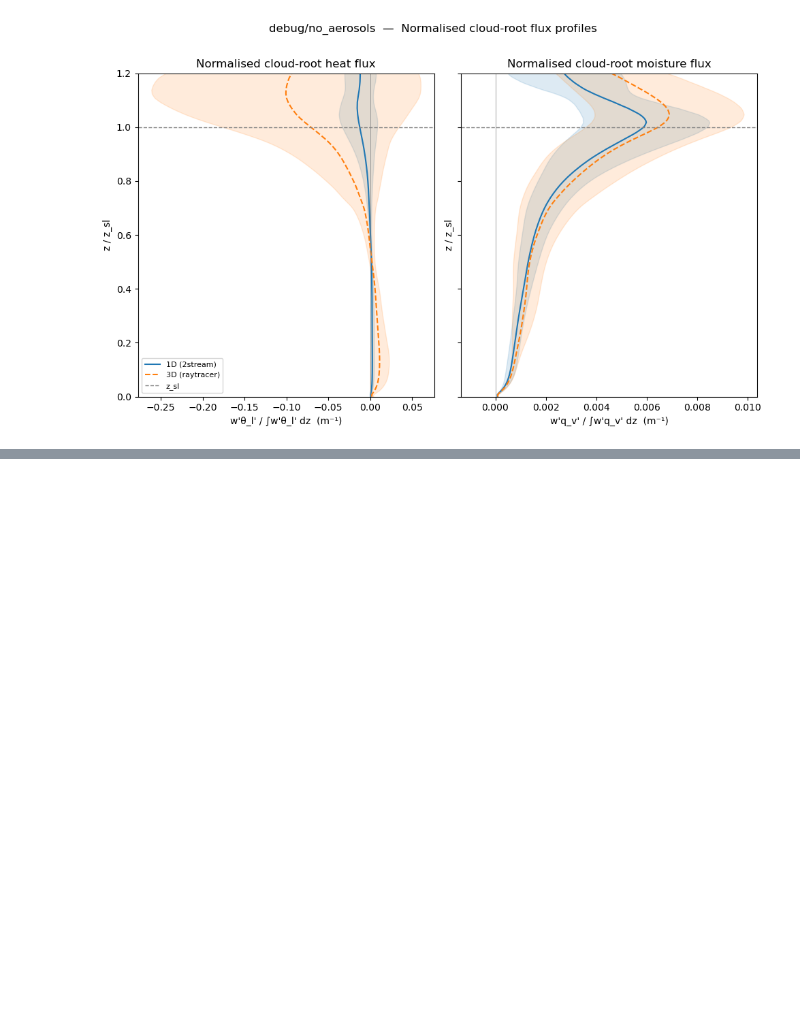
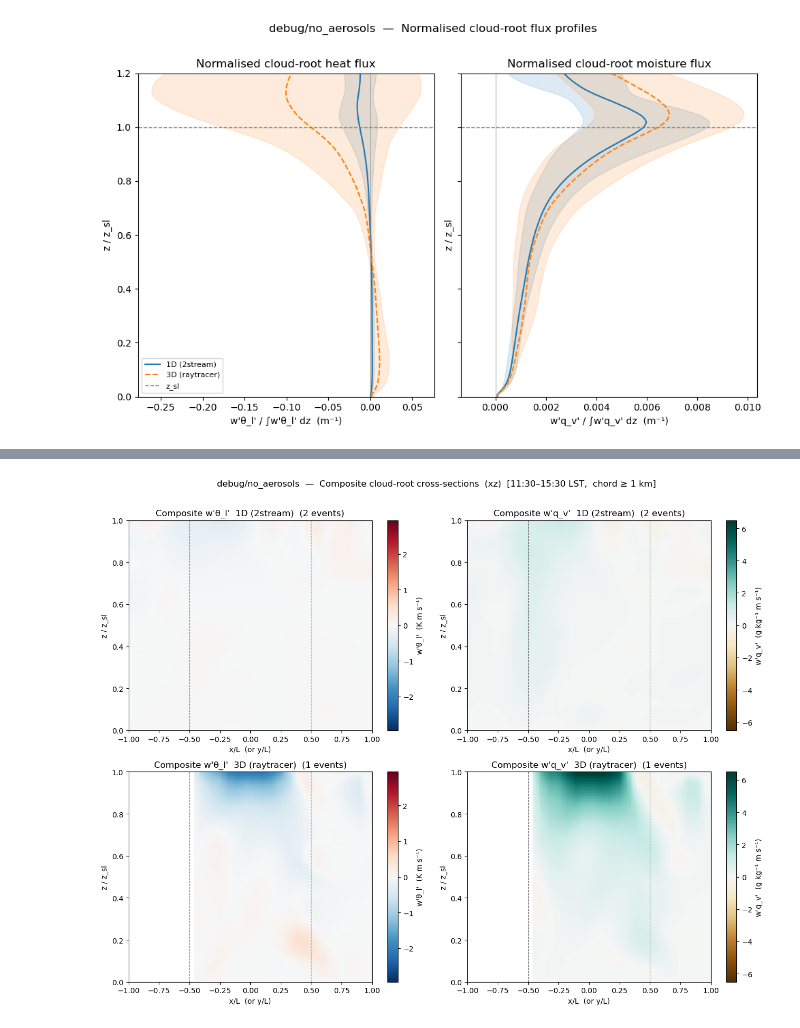
Before and after one commit to magpowell/microhh, a Jupyter notebook: cases/cass/analysis/cloud_roots.ipynb, the cells around one changed output, grey strips where cells are left out. Cells and saved outputs as stored; diff of their text form; code cells hidden in the pictures; blank space fills up the shorter version.

Commit message:
composite processing

```diff
--- a/cases/cass/analysis/cloud_roots.ipynb
+++ b/cases/cass/analysis/cloud_roots.ipynb
@@ -74,11 +67,0 @@ Requires 3D data: set `HAS_3D = True` in the configuration cell and run `3d_to_n
-# %%
-if not HAS_3D:
-    print("HAS_3D = False — skipping Section 3.2.")
-    print("To enable: run 3d_to_nc.py in both RT run dirs, then set HAS_3D = True.")
-else:
-    # ── Load 3D data for both RT types (first rep each) ───────────────────────
-    rep_dirs_3d = {rt: rs.dirs[rt][0] for rt in ("2stream", "raytracer")}
-    ds_3d_dict  = {}
-    for rt, rep_dir in rep_dirs_3d.items():
-        ds_3d_dict[rt] = load_3d_nc(rep_dir, variables=["thl", "qt", "ql", "w"])
-        print(f"{rt} dump times: {[str(t)[:16] for t in ds_3d_dict[rt].time.values]}")
@@ -259,0 +199,40 @@ Computing normalised profiles for raytracer (13 dump times)...
+# %%
+# ── 3.3a  2-stream vs raytracer composite (xz-slices) ────────────────────────
+ORIENT = "xz"   # switch to "yz" to inspect the perpendicular composite
+
+_available = {rt: comp_data[rt].get(ORIENT) for rt in ("2stream", "raytracer")}
+_available = {k: v for k, v in _available.items() if v is not None}
+
+if not _available:
+    print(f"No composite data available for orientation '{ORIENT}'.")
+    print("Run the prep and average steps first — see the markdown cell above.")
+else:
+    # Shared colour limits across both RT types
+    def _collect(vn):
+        arrs = [_available[rt][vn].values for rt in _available if vn in _available[rt]]
+        return np.concatenate([a.ravel() for a in arrs])
+
+    vmax_thl = float(np.nanpercentile(np.abs(_collect("w_thl_mean")), 98))
+    vmax_qv  = float(np.nanpercentile(np.abs(_collect("w_qv_mean")),  98))
+    vlim_thl = (-vmax_thl, vmax_thl)
+    vlim_qv  = (-vmax_qv,  vmax_qv)
+
+    fig, axes = plt.subplots(2, 2, figsize=(13, 10))
+
+    for row, rt in enumerate(("2stream", "raytracer")):
+        ax_l, ax_r = axes[row]
+        if rt not in _available:
+            ax_l.set_visible(False); ax_r.set_visible(False); continue
+        plot_cloud_root_composite(ax_l, ax_r, _available[rt],
+                                  vlim_thl=vlim_thl, vlim_qv=vlim_qv,
+                                  label=f"{RT_LABEL[rt]}")
+
+    plt.suptitle(
+        f"{rs.name}  —  Composite cloud-root cross-sections  ({ORIENT})  "
+        f"[11:30–15:30 LST,  chord ≥ 1 km]",
+        y=1.01,
+    )
+    plt.tight_layout()
+    plt.show()
+# %% [output]
+[figure, added]
```
Also changed, not shown: parts of 11 cells of this notebook, 10 other files.
